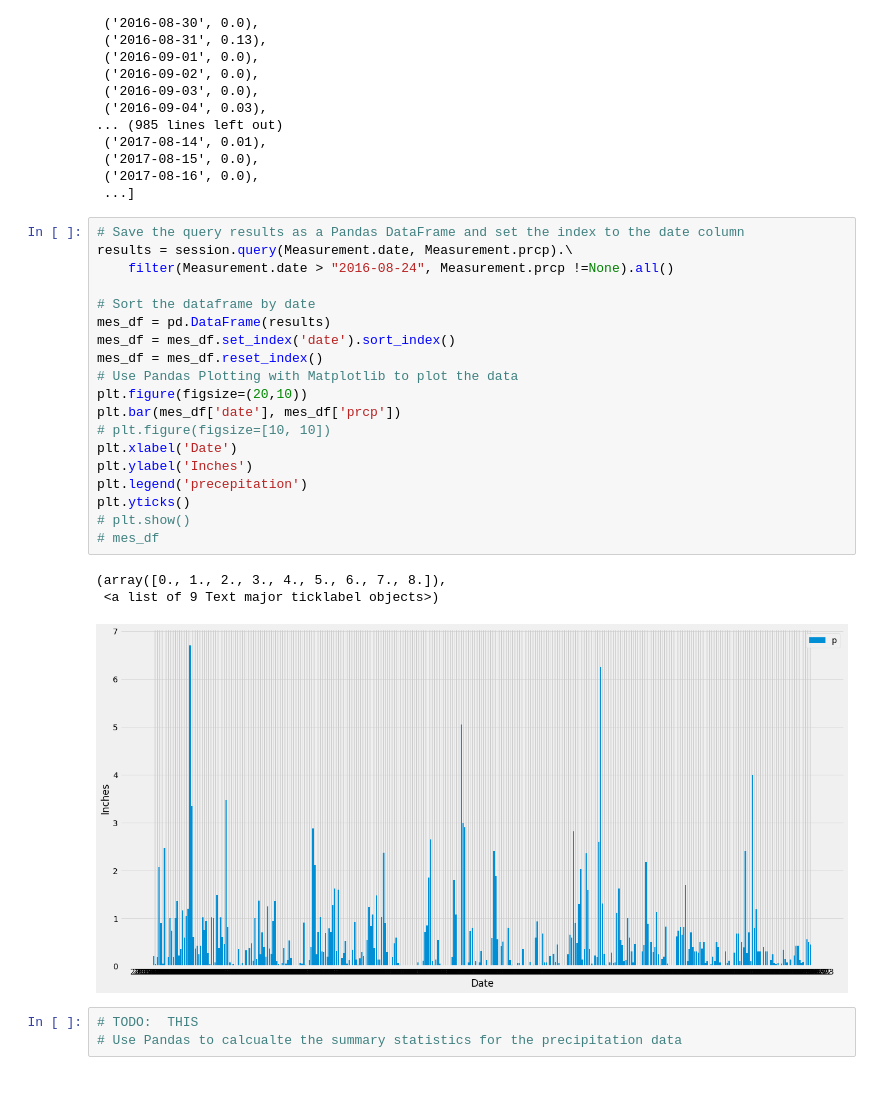
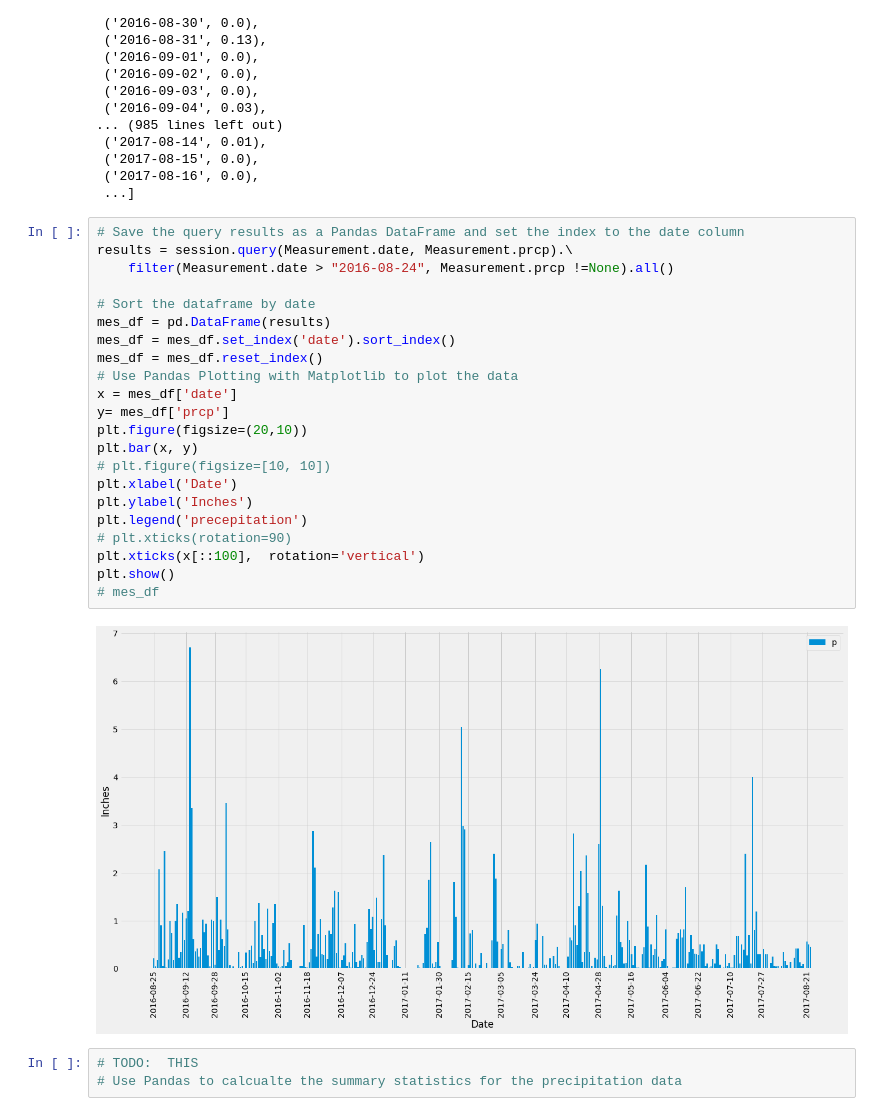
Before and after one commit to Stencoss/sqlalchemy-challenge, a Jupyter notebook: climate_starter.ipynb, the cells around one changed output. Saved outputs shown, nothing was run; the diff lists cells and outputs as text; blank space fills up the shorter version.

Commit message:
fixed graph

```diff
--- a/climate_starter.ipynb
+++ b/climate_starter.ipynb
@@ -95,26 +95,27 @@ engine.execute("SELECT Date, prcp FROM Measurement WHERE Date > '2016-08-23'").f
 # %%
 # Save the query results as a Pandas DataFrame and set the index to the date column
 results = session.query(Measurement.date, Measurement.prcp).\
     filter(Measurement.date > "2016-08-24", Measurement.prcp !=None).all()
 
 # Sort the dataframe by date
 mes_df = pd.DataFrame(results)
 mes_df = mes_df.set_index('date').sort_index()
 mes_df = mes_df.reset_index()
 # Use Pandas Plotting with Matplotlib to plot the data
+x = mes_df['date']
+y= mes_df['prcp']
 plt.figure(figsize=(20,10))
-plt.bar(mes_df['date'], mes_df['prcp'])
+plt.bar(x, y)
 # plt.figure(figsize=[10, 10])
 plt.xlabel('Date')
 plt.ylabel('Inches')
 plt.legend('precepitation')
-plt.yticks()
-# plt.show()
+# plt.xticks(rotation=90)
+plt.xticks(x[::100],  rotation='vertical')
+plt.show()
 # mes_df
 # %% [output]
-(array([0., 1., 2., 3., 4., 5., 6., 7., 8.]),
- <a list of 9 Text major ticklabel objects>)
-[figure, old version]
+[figure, new version]
 # %%
 # TODO:  THIS
 # Use Pandas to calcualte the summary statistics for the precipitation data
```
